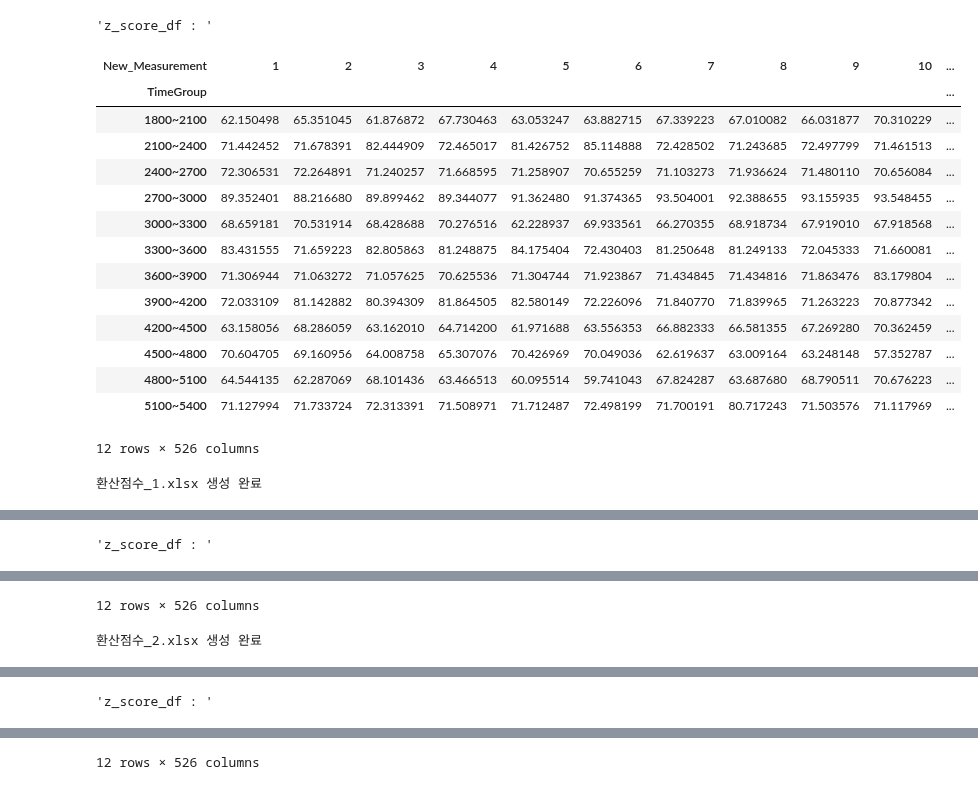
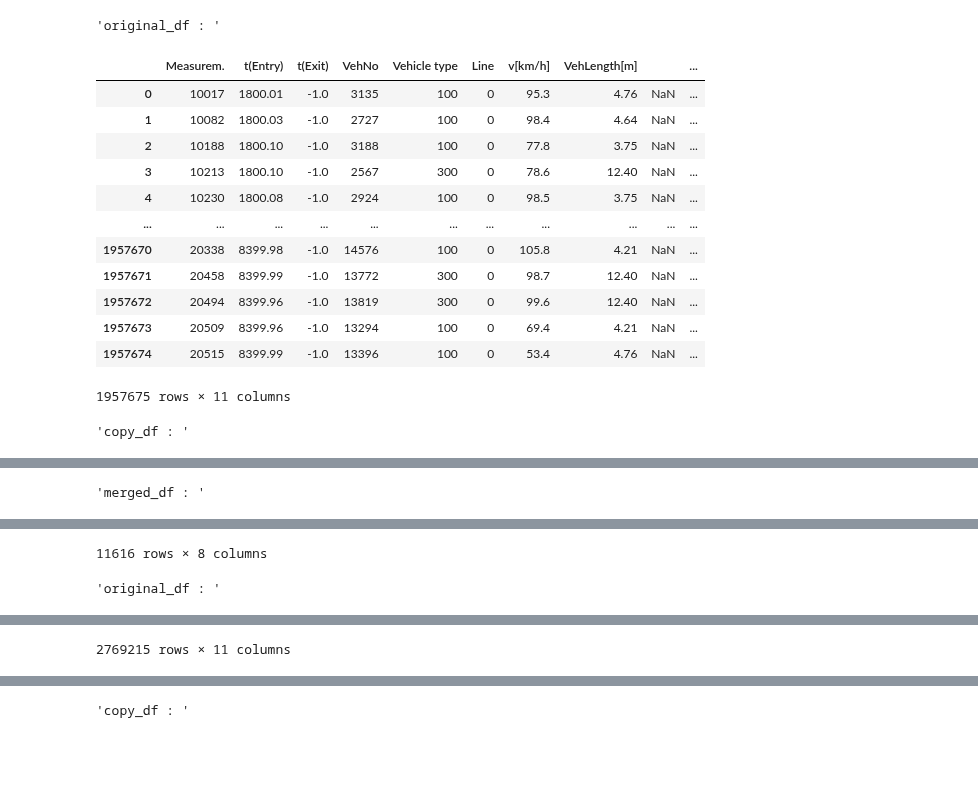
Before and after one commit to hminj98/VISSIM_macro, a Jupyter notebook: network_version2/6. stvm/4-1.stvm_V3.1.ipynb, the cells around one changed output, grey strips where cells are left out. Saved outputs shown, nothing was run; the diff lists cells and outputs as text; code cells hidden in the pictures; blank space fills up the shorter version.

Commit message:
ramp 코드 추가

```diff
--- a/network_version2/6. stvm/4-1.stvm_V3.1.ipynb
+++ b/network_version2/6. stvm/4-1.stvm_V3.1.ipynb
@@ -179,14 +179,14 @@ def rfr_rate(original_df):
     rfr_df["IR_in"] = rfr_df["q_in"] / rfr_df["Qm"]
     rfr_df["IR_out"] = rfr_df["q_out"] / rfr_df["Qm"]
     rfr_df["RFR"] = rfr_df["IR_in"] + rfr_df["IR_out"]
-
     return rfr_df
 
 # 진출 원활율
 def output_normality(original_df):
 
     copy_df = original_df.copy()
-    copy_df["F(outrate)"] = 0.88
+    copy_df["F(outrate)"] = 0
+    display("copy_df : ", copy_df)
     return copy_df
 
 
@@ -333,7 +333,7 @@ def z_to_score(z, z_min, z_max):
         return np.nan
 ###################################################################################################################
 
-folder_path = r"C:\VISSIM_Workspace\테스트"
+folder_path = r"C:\VISSIM_Workspace\화성~서울"
 mer_list = [file for file in os.listdir(folder_path) if file.endswith(".mer")]
 
 grouped_df = pd.DataFrame()
@@ -381,6 +381,7 @@ for i in range(len(mer_list)):
 
                 # 구간 나누기 및 컬럼 추가
                 original_df["TimeGroup"] = pd.cut(original_df["t(Entry)"], bins=bins, labels=labels, right=False)
+                display("original_df : ", original_df)
 
                 # 속도변화율
                 speed_df = speed_mean(original_df)
@@ -392,51 +393,72 @@ for i in range(len(mer_list)):
                 heavy_df = heavy_rate(original_df)
                 #display("heavy_df : ", heavy_df)
 
                 # 동적 포화도
                 entry_saturation_df = entry_saturation(original_df)
                 #display("entry_saturation_df : ", entry_saturation_df)
 
                 # 램프 간섭 영향률
                 rfr_df = rfr_rate(original_df)
 
                 # 진출 원활율
                 normality_df = output_normality(rfr_df)
 
                 # STVM 계산
                 stvm_df = calculate_stvm(speed_df, density_df, heavy_df, entry_saturation_df, rfr_df, normality_df)
-                #display("stvm_df : ", stvm_df)
+
+
+                delta_v_df = stvm_df[["TimeGroup", "New_Measurement", "delta_V"]].copy()
+                delta_pivot_v_df = pivot_table(delta_v_df, "delta_V", preprocess=modify_frame)
+                #save_to_excel(delta_pivot_v_df, folder_path, "속도변화값", i)
+
+                delta_k_df = stvm_df[["TimeGroup", "New_Measurement", "delta_K"]].copy()
+                delta_pivot_k_df = pivot_table(delta_k_df, "delta_K", preprocess=modify_frame)
+                #save_to_excel(delta_pivot_k_df, folder_path, "밀도변화값", i)
+
+                heavy_df = stvm_df[["TimeGroup", "New_Measurement", "rate"]].copy()
+                heavy_df = pivot_table(heavy_df, "rate", preprocess=modify_frame)
+                #save_to_excel(heavy_df, folder_path, "중차량", i)
+
+                entry_df = stvm_df[["TimeGroup", "New_Measurement", "Phi_진입"]].copy()
+                entry_df = pivot_table(entry_df, "Phi_진입", preprocess=modify_frame)
+                #save_to_excel(entry_df, folder_path, "진입포화도", i)
+
+                ramp_df = stvm_df[["TimeGroup", "New_Measurement", "RFR"]].copy()
+                ramp_df = pivot_table(ramp_df, "RFR", preprocess=modify_frame)
+                #save_to_excel(ramp_df, folder_path, "램프유출입", i)
+
 
                 # Z-Score 계산
                 z_score_df = calculate_z_score(stvm_df)
-                display("z_score_df : ", z_score_df)
-                save_to_excel(z_score_df, folder_path, "환산점수", i)
+                #display("z_score_df : ", z_score_df)
+                #save_to_excel(z_score_df, folder_path, "환산점수", i)
 
                 # STVM 피봇
-                #stvm_pivot_df = pivot_table(stvm_df, "STVM")
+                stvm_pivot_df = pivot_table(stvm_df, "STVM")
+                #display("stvm_pivot_df : ", stvm_pivot_df)
                 #save_to_excel(stvm_pivot_df, folder_path, "STVM", i)
 
                 # 속도값 피봇
                 #speed_pivot_df = pivot_table(speed_df, "V_mean", preprocess=modify_frame)
+                #display("speed_pivot_df : ", speed_pivot_df)
                 #save_to_excel(speed_pivot_df, folder_path, "속도값", i)
 
                 # 메모리 정리
                 #del df, original_df, speed_df, density_df, heavy_df, entry_saturation_df, rfr_df, normality_df, stvm_df, z_score_df
                 gc.collect()
 # %% [output]
-'z_score_df : '
+'original_df : '
-| New_Measurement | 1 | 2 | 3 | 4 | 5 | 6 | 7 | 8 | 9 | 10 | ... |
-| TimeGroup |  |  |  |  |  |  |  |  |  |  | ... |
-| 1800~2100 | 62.150498 | 65.351045 | 61.876872 | 67.730463 | 63.053247 | 63.882715 | 67.339223 | 67.010082 | 66.031877 | 70.310229 | ... |
-| 2100~2400 | 71.442452 | 71.678391 | 82.444909 | 72.465017 | 81.426752 | 85.114888 | 72.428502 | 71.243685 | 72.497799 | 71.461513 | ... |
-| 2400~2700 | 72.306531 | 72.264891 | 71.240257 | 71.668595 | 71.258907 | 70.655259 | 71.103273 | 71.936624 | 71.480110 | 70.656084 | ... |
-| 2700~3000 | 89.352401 | 88.216680 | 89.899462 | 89.344077 | 91.362480 | 91.374365 | 93.504001 | 92.388655 | 93.155935 | 93.548455 | ... |
-| 3000~3300 | 68.659181 | 70.531914 | 68.428688 | 70.276516 | 62.228937 | 69.933561 | 66.270355 | 68.918734 | 67.919010 | 67.918568 | ... |
-| 3300~3600 | 83.431555 | 71.659223 | 82.805863 | 81.248875 | 84.175404 | 72.430403 | 81.250648 | 81.249133 | 72.045333 | 71.660081 | ... |
-| 3600~3900 | 71.306944 | 71.063272 | 71.057625 | 70.625536 | 71.304744 | 71.923867 | 71.434845 | 71.434816 | 71.863476 | 83.179804 | ... |
-| 3900~4200 | 72.033109 | 81.142882 | 80.394309 | 81.864505 | 82.580149 | 72.226096 | 71.840770 | 71.839965 | 71.263223 | 70.877342 | ... |
-| 4200~4500 | 63.158056 | 68.286059 | 63.162010 | 64.714200 | 61.971688 | 63.556353 | 66.882333 | 66.581355 | 67.269280 | 70.362459 | ... |
-| 4500~4800 | 70.604705 | 69.160956 | 64.008758 | 65.307076 | 70.426969 | 70.049036 | 62.619637 | 63.009164 | 63.248148 | 57.352787 | ... |
-| 4800~5100 | 64.544135 | 62.287069 | 68.101436 | 63.466513 | 60.095514 | 59.741043 | 67.824287 | 63.687680 | 68.790511 | 70.676223 | ... |
-| 5100~5400 | 71.127994 | 71.733724 | 72.313391 | 71.508971 | 71.712487 | 72.498199 | 71.700191 | 80.717243 | 71.503576 | 71.117969 | ... |
+|  | Measurem. | t(Entry) | t(Exit) | VehNo | Vehicle type | Line | v[km/h] | VehLength[m] |  | ... |
+| 0 | 10017 | 1800.01 | -1.0 | 3135 | 100 | 0 | 95.3 | 4.76 | NaN | ... |
+| 1 | 10082 | 1800.03 | -1.0 | 2727 | 100 | 0 | 98.4 | 4.64 | NaN | ... |
+| 2 | 10188 | 1800.10 | -1.0 | 3188 | 100 | 0 | 77.8 | 3.75 | NaN | ... |
+| 3 | 10213 | 1800.10 | -1.0 | 2567 | 300 | 0 | 78.6 | 12.40 | NaN | ... |
+| 4 | 10230 | 1800.08 | -1.0 | 2924 | 100 | 0 | 98.5 | 3.75 | NaN | ... |
+| ... | ... | ... | ... | ... | ... | ... | ... | ... | ... | ... |
+| 1957670 | 20338 | 8399.98 | -1.0 | 14576 | 100 | 0 | 105.8 | 4.21 | NaN | ... |
+| 1957671 | 20458 | 8399.99 | -1.0 | 13772 | 300 | 0 | 98.7 | 12.40 | NaN | ... |
+| 1957672 | 20494 | 8399.96 | -1.0 | 13819 | 300 | 0 | 99.6 | 12.40 | NaN | ... |
+| 1957673 | 20509 | 8399.96 | -1.0 | 13294 | 100 | 0 | 69.4 | 4.21 | NaN | ... |
+| 1957674 | 20515 | 8399.99 | -1.0 | 13396 | 100 | 0 | 53.4 | 4.76 | NaN | ... |
-12 rows × 526 columns
+1957675 rows × 11 columns
-환산점수_1.xlsx 생성 완료
+'copy_df : '
@@ -443 +482 @@ for i in range(len(mer_list)):
-'z_score_df : '
+'merged_df : '
@@ -458,2 +495,2 @@ for i in range(len(mer_list)):
-12 rows × 526 columns
+11616 rows × 8 columns
-환산점수_2.xlsx 생성 완료
+'original_df : '
@@ -460 +509 @@ for i in range(len(mer_list)):
-'z_score_df : '
+2769215 rows × 11 columns
@@ -475 +510 @@ for i in range(len(mer_list)):
-12 rows × 526 columns
+'copy_df : '
```
Also changed, not shown: parts of 1 cell of this notebook, 7 other files.
